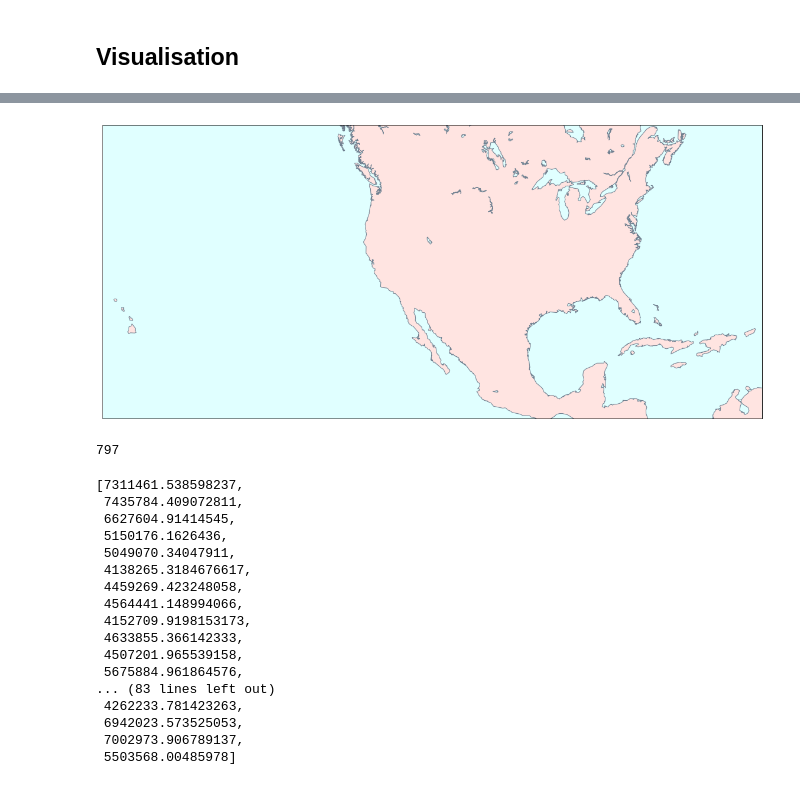
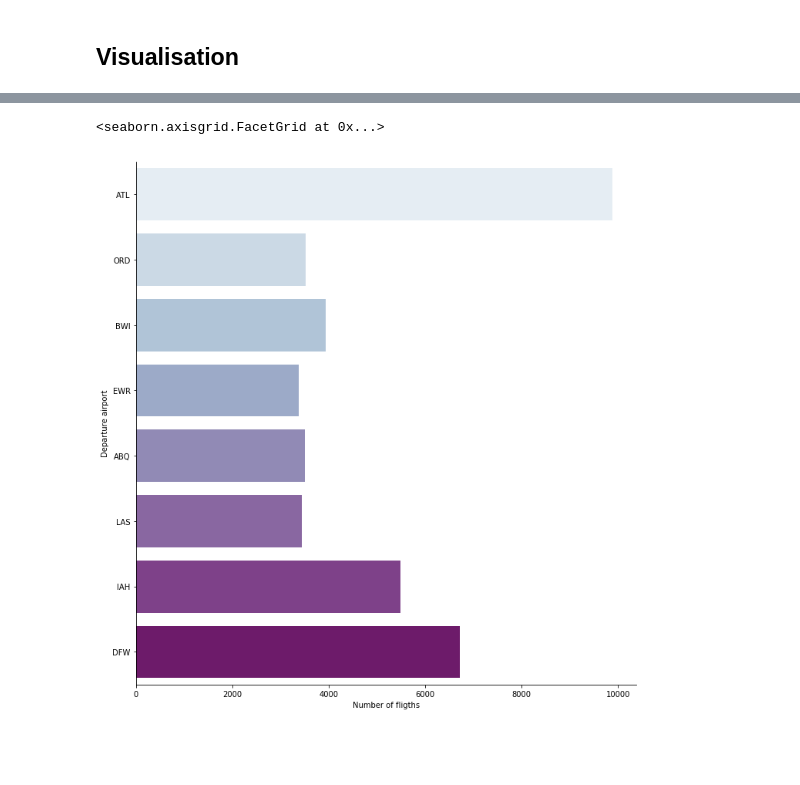
Before and after one commit to alemelis/airplanes, a Jupyter notebook: src/airplanes.ipynb, the cells around one changed output, grey strips where cells are left out. Cells and saved outputs as stored; diff of their text form; code cells hidden in the pictures; blank space fills up the shorter version.

```diff
--- a/src/airplanes.ipynb
+++ b/src/airplanes.ipynb
@@ -213,48 +143,9 @@ We may now wonder which airport is the most busy.
-# %%
-fig2 = plt.figure(2, figsize=(20,20))
-ax2 = fig2.add_subplot(111)
-
-m = Basemap(width=10100000,height=4500000,projection='lcc', resolution='l',lat_0=lat0, lon_0=lon0)
-m.drawcoastlines(color="slategrey")
-m.drawmapboundary(fill_color='lightcyan')
-m.fillcontinents(color='mistyrose',lake_color='lightcyan')
-
-# x, y = m(list(airports["Longitude"].astype(float)), list(airports["Latitude"].astype(float)))
-# size = flights["Departure_Airport"].value_counts()
-# m.scatter(x, y, s=size, marker='v', color="slategray", edgecolor='k', zorder=100, ax=ax)
-
-for index, row in routes.iterrows():
-    try:
-        x = float(row["Longitude"])
-        y = float(row["Latitude"])
-        size = flights["Departure_Airport"].value_counts()[row["Departure_Airport"]]
-
-        m.scatter(x, y, s=size, marker='v', color="slategray", edgecolor='k', zorder=100, ax=ax)
-    except:
-        continue
-# %% [output]
-[figure, removed]
-# %%
-flights["Departure_Airport"].value_counts()[airport]
-# %% [output]
-797
-# %%
-x
-# %% [output]
-[7311461.538598237,
- 7435784.409072811,
- 6627604.91414545,
- 5150176.1626436,
- 5049070.34047911,
- 4138265.3184676617,
- 4459269.423248058,
- 4564441.148994066,
- 4152709.9198153173,
- 4633855.366142333,
- 4507201.965539158,
- 5675884.961864576,
-... (83 lines left out)
- 4262233.781423263,
- 6942023.573525053,
- 7002973.906789137,
- 5503568.00485978]
+# %%
+busiest = flights.groupby('Departure_Airport').filter(lambda x: x['Departure_Airport'].count()>3000)
+g = sns.factorplot(y="Departure_Airport", data=busiest, kind="count",
+                   palette="BuPu", size=10)
+g.set_xlabels("Number of fligths")
+g.set_ylabels("Departure airport")
+# %% [output]
+<seaborn.axisgrid.FacetGrid at 0x...>
+[figure, added]
```
Also changed, not shown: parts of 30 cells of this notebook.
